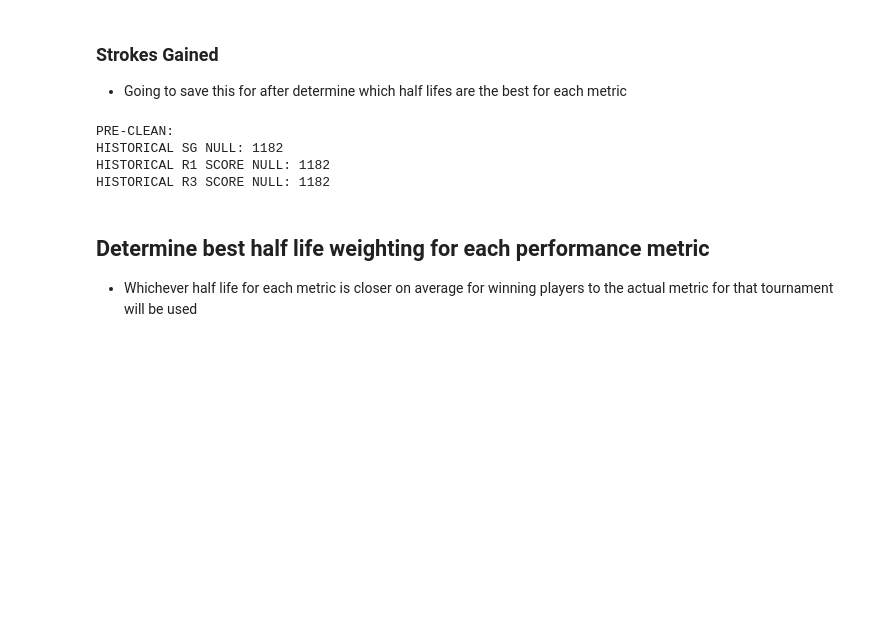
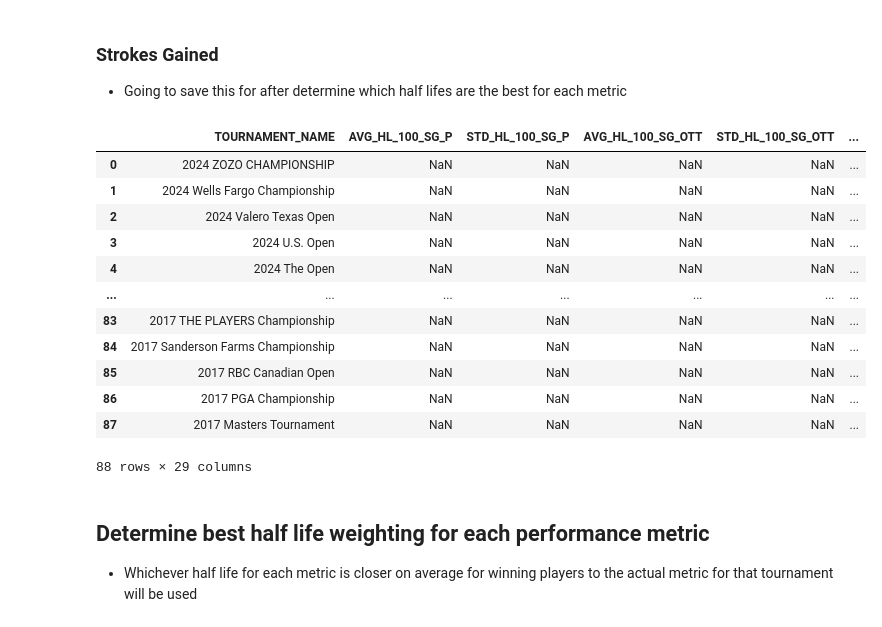
Before and after one commit to nickospelt/PGA_Score_Predictor, a Jupyter notebook: Model Development/place_classification.ipynb, the cells around one changed output. Saved outputs shown, nothing was run; the diff lists cells and outputs as text; code cells hidden in the pictures; blank space fills up the shorter version.

```diff
--- a/Model Development/place_classification.ipynb
+++ b/Model Development/place_classification.ipynb
@@ -358,3 +355,7 @@ tournament_df
 # %% [markdown]
 ## Data Cleaning
 - Fill empty values for historical strokes gained, round, and finish data
+# %%
+tournament_df = pd.read_csv('/Users/nickospelt/Documents/App_Projects/PGA_Score_Predictor/Model Development/classification_data_v3.csv')
+tournament_df.drop(labels=["Unnamed: 0"], axis=1, inplace=True)
+tournament_df
@@ -378,18 +393,34 @@ POST-CLEAN: T12 APPERANCES NULL: 0
 # %% [markdown]
 ### Strokes Gained
 - Going to save this for after determine which half lifes are the best for each metric
-# %%
-strokes_gained_null = tournament_df['HL_50_SG_P'].isna().sum()
-r1_score_null = tournament_df['HL_50_R1_SCR'].isna().sum()
-r3_score_null = tournament_df['HL_50_R3_SCR'].isna().sum()
-print(f"PRE-CLEAN:\nHISTORICAL SG NULL: {strokes_gained_null}\nHISTORICAL R1 SCORE NULL: {r1_score_null}\nHISTORICAL R3 SCORE NULL: {r3_score_null}")
-
-# retrieve the field averages for all of the player statistic
-# %% [output]
-PRE-CLEAN:
-HISTORICAL SG NULL: 1182
-HISTORICAL R1 SCORE NULL: 1182
-HISTORICAL R3 SCORE NULL: 1182
+# %%
+field_averages_df = pd.DataFrame()
+features = ['HL_100_SG_P', 'HL_100_SG_OTT', 'HL_50_SG_APR', 'HL_200_SG_ATG', 'HL_100_R1_SCR', 'HL_100_R2_SCR', 'HL_200_R3_SCR', 'HL_100_R4_SCR',
+            'T12_EARNINGS', 'T12_WINS', 'T12_TOP_5', 'T12_TOP_10', 'T12_TOP_20', 'T12_MADE_CUTS']
+
+field_averages_df['TOURNAMENT_NAME'] = tournament_df['TOURNAMENT_NAME'].unique()
+
+for feature in features:
+    mean = "AVG_" + feature
+    std = "STD_" + feature
+    field_averages_df[mean] = tournament_df.groupby('TOURNAMENT_NAME')[feature].mean()
+    field_averages_df[std] = tournament_df.groupby('TOURNAMENT_NAME')[feature].std()
+
+field_averages_df
+# %% [output]
+|  | TOURNAMENT_NAME | AVG_HL_100_SG_P | STD_HL_100_SG_P | AVG_HL_100_SG_OTT | STD_HL_100_SG_OTT | ... |
+| 0 | 2024 ZOZO CHAMPIONSHIP | NaN | NaN | NaN | NaN | ... |
+| 1 | 2024 Wells Fargo Championship | NaN | NaN | NaN | NaN | ... |
+| 2 | 2024 Valero Texas Open | NaN | NaN | NaN | NaN | ... |
+| 3 | 2024 U.S. Open | NaN | NaN | NaN | NaN | ... |
+| 4 | 2024 The Open | NaN | NaN | NaN | NaN | ... |
+| ... | ... | ... | ... | ... | ... | ... |
+| 83 | 2017 THE PLAYERS Championship | NaN | NaN | NaN | NaN | ... |
+| 84 | 2017 Sanderson Farms Championship | NaN | NaN | NaN | NaN | ... |
+| 85 | 2017 RBC Canadian Open | NaN | NaN | NaN | NaN | ... |
+| 86 | 2017 PGA Championship | NaN | NaN | NaN | NaN | ... |
+| 87 | 2017 Masters Tournament | NaN | NaN | NaN | NaN | ... |
+88 rows × 29 columns
 # %% [markdown]
 ## Determine best half life weighting for each performance metric
 - Whichever half life for each metric is closer on average for winning players to the actual metric for that tournament will be used
```
Also changed, not shown: parts of 3 cells of this notebook, 2 other files.
